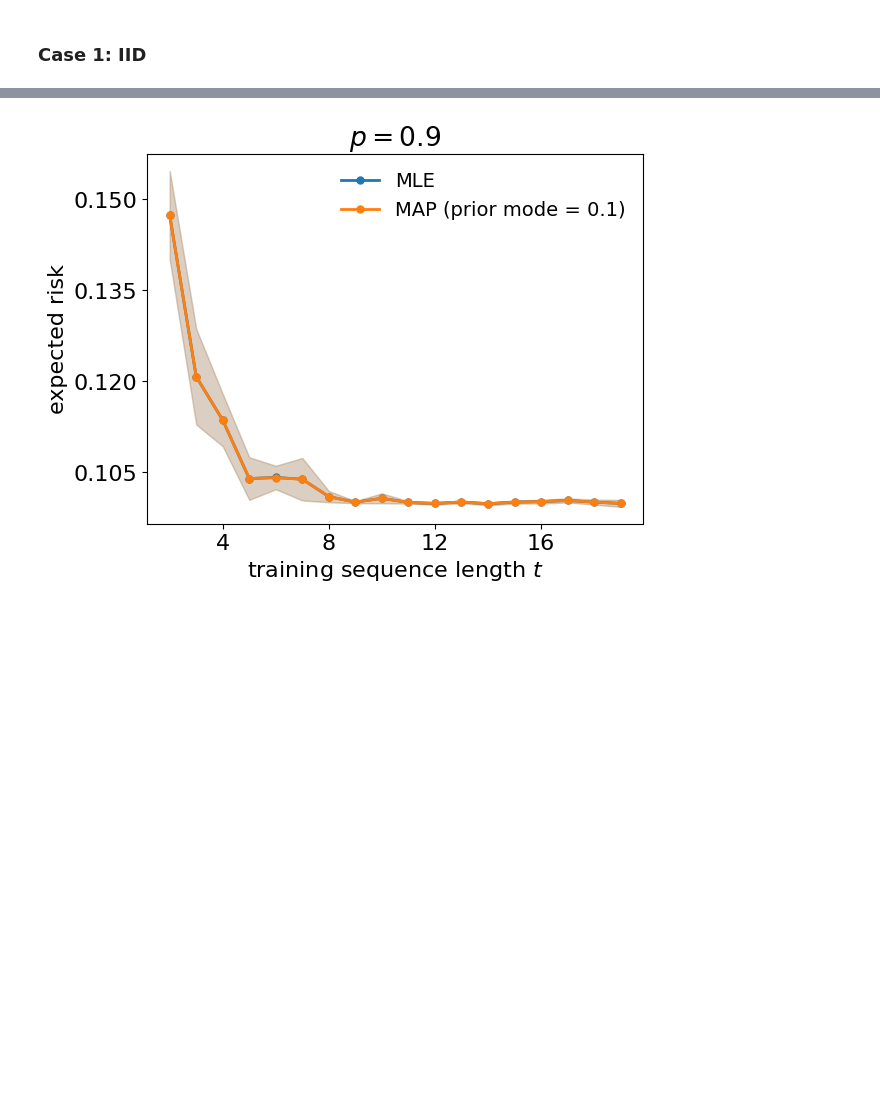
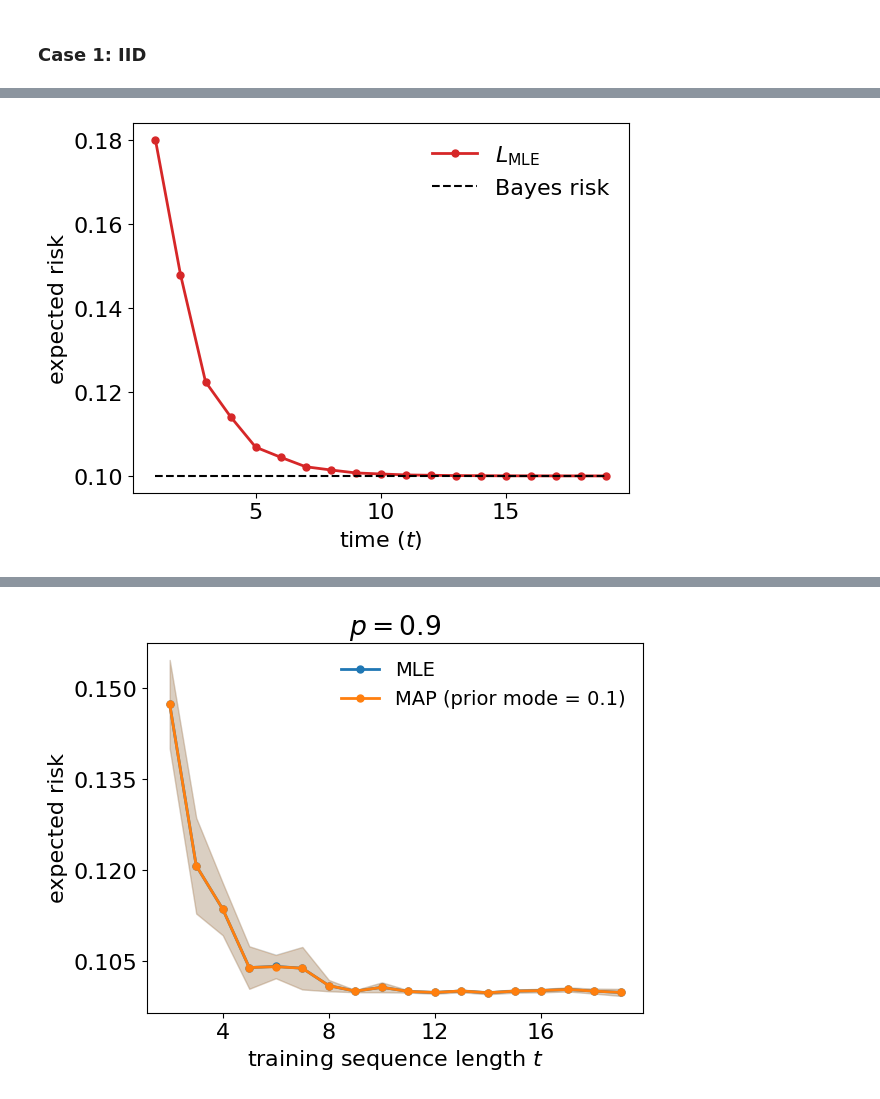
Before and after one commit to YuxinB/ProL, a Jupyter notebook: notebooks/6-four-cases-of-PL.ipynb, the cells around one changed output, grey strips where cells are left out. Cells and saved outputs as stored; diff of their text form; code cells hidden in the pictures; blank space fills up the shorter version.

```diff
--- a/notebooks/6-four-cases-of-PL.ipynb
+++ b/notebooks/6-four-cases-of-PL.ipynb
@@ -95,0 +40,45 @@ def loss(truth, pred):
+# %%
+# list all possible outcomes of the process
+outcomes = np.array(list(map(list, itertools.product([0, 1], repeat=T)))).astype('float')
+
+# compute the probability of each outcome using the product measure (due to iid assumption)
+probs = np.copy(outcomes)
+probs[probs == 1] = p
+probs[probs == 0] = 1-p
+prob_weight = np.prod(probs, axis=-1)
+
+t_list = np.arange(1, T, 1)
+risk = []
+
+# loop over increasing values of t
+for t in t_list:
+
+    # get the past (training) data at each outcome
+    past_data = outcomes[:, :t]
+
+    # get the future (evaluation) data at each outcome
+    future_data = outcomes[:, t:]
+
+    # compute the p_hat at each outcome based on past data
+    p_hat = compute_mle(past_data)
+
+    # get the hypothesis for each outcome
+    h = hypothesis(p_hat, future_data.shape)
+
+    # get the cumulative loss for each outcome
+    cumulative_loss = np.mean(loss(future_data, h), axis=-1)
+
+    # take the weighted average of the cumulative loss over all the outcomes (weight is the probabilities we computed above)
+    expected_cumulative_loss = np.average(cumulative_loss, weights=prob_weight)
+    risk.append(expected_cumulative_loss)
+# %%
+fig, ax = plt.subplots()
+color = sns.color_palette("tab10")[3]
+ax.plot(t_list, risk, label=r'$L_{\text{MLE}}$', color=color, marker='o', ms=5, lw=2)
+ax.plot(t_list, (1-p)*np.ones((len(t_list),)), label='Bayes risk', color='k', ls='dashed', lw=1.5)
+ax.legend(frameon=False)
+ax.set_ylabel('expected risk')
+ax.set_xlabel(r'time ($t$)')
+plt.show()
+# %% [output]
+[figure, added]
```
Also changed, not shown: parts of 14 cells of this notebook, 3 other files.
